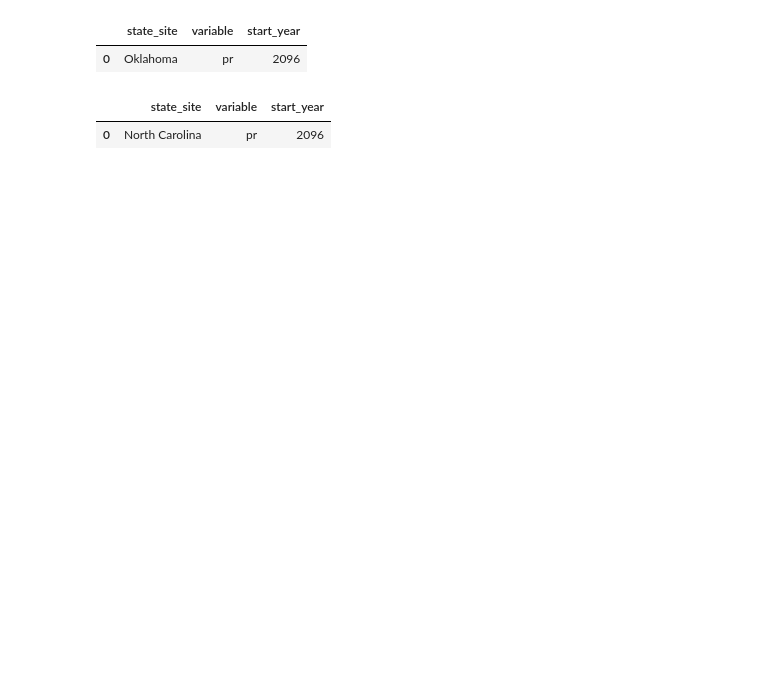
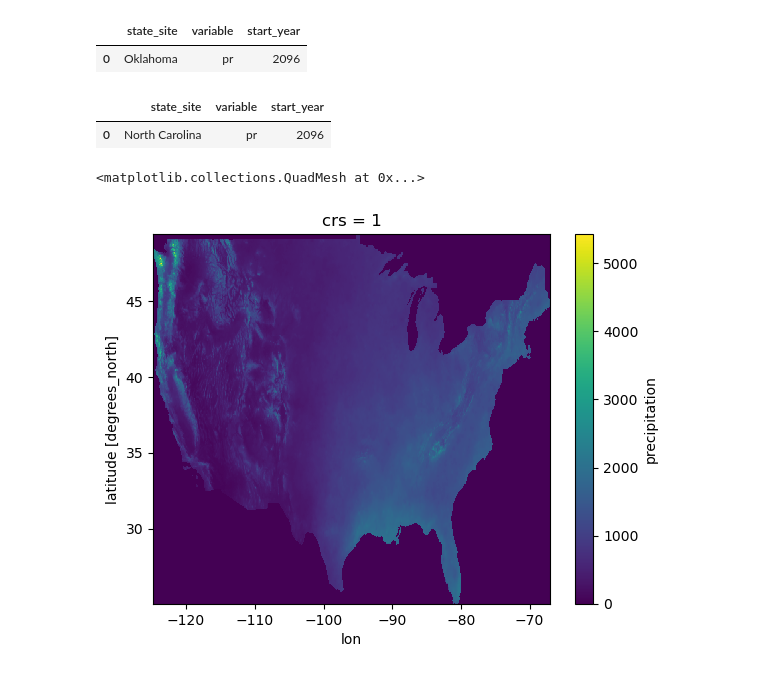
Before and after one commit to BioNCphilic/rivercane, a Jupyter notebook: rivercane_notebooks/rivercane-41-calculations.ipynb, the cells around one changed output. Drawn from its saved outputs; the diff is of its cells as text; code cells hidden in the pictures; blank space fills up the shorter version.

```diff
--- a/rivercane_notebooks/rivercane-41-calculations.ipynb
+++ b/rivercane_notebooks/rivercane-41-calculations.ipynb
@@ -90,3 +90,16 @@ nc_df[['state_site', 'variable', 'start_year']]
 # %% [output]
 |  | state_site | variable | start_year |
 | 0 | North Carolina | pr | 2096 |
+# %%
+ok_miroc5_da = (
+    oklahoma_df
+    [(oklahoma_df.start_year==2096) & (oklahoma_df.variable=='pr')]
+    .da.values.item()
+    .groupby('time.year')
+    .sum()
+    .mean('year')
+)
+ok_miroc5_da.plot()
+# %% [output]
+<matplotlib.collections.QuadMesh at 0x...>
+[figure, added]
```
